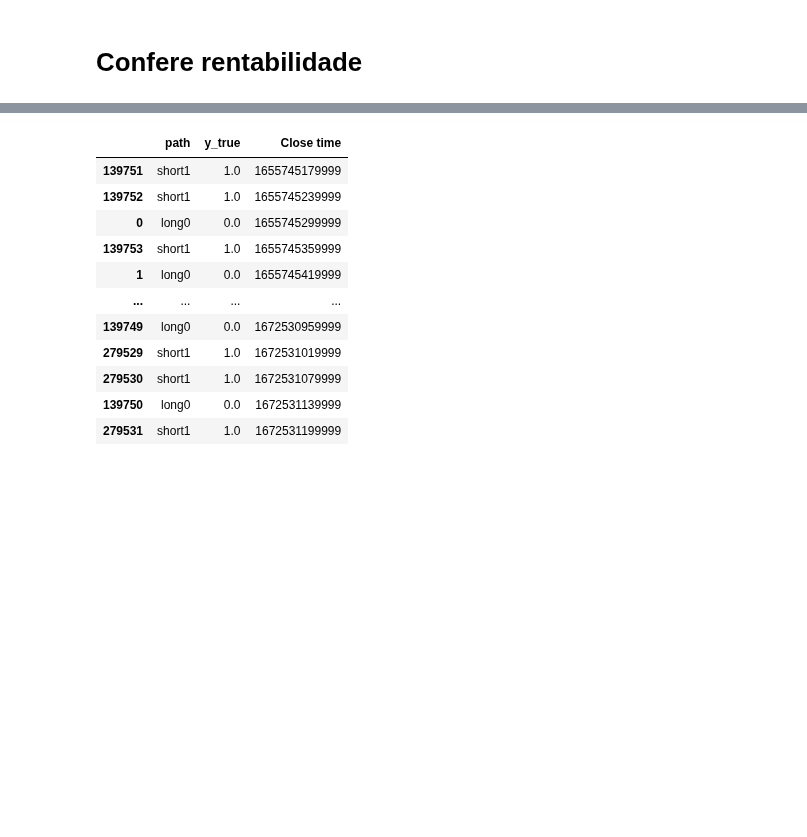
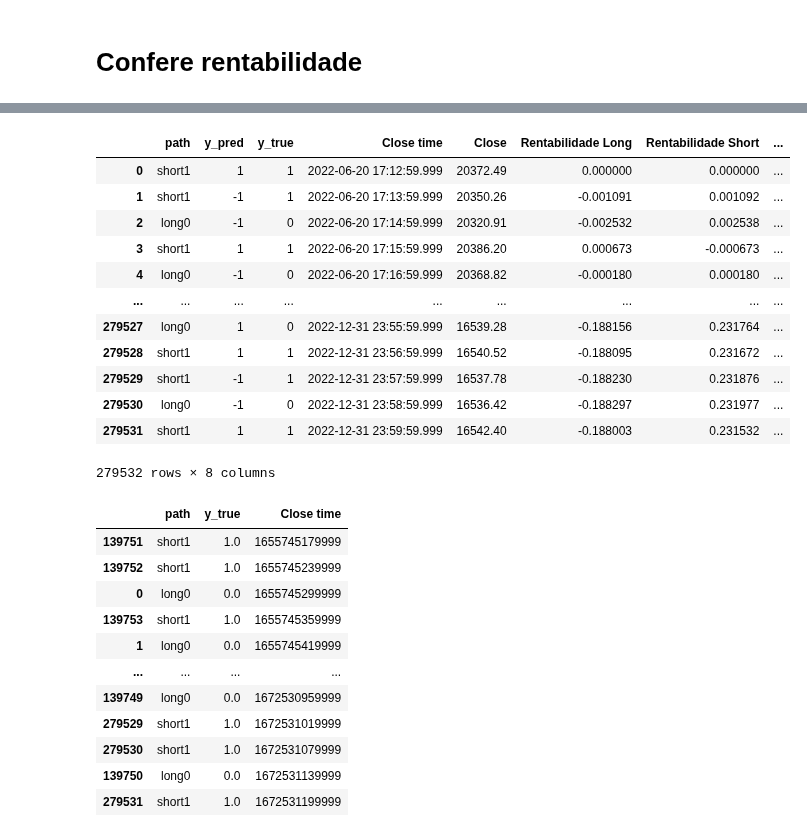
Before and after one commit to lambdavar/Artigo, a Jupyter notebook: Final.ipynb, the cells around one changed output, grey strips where cells are left out. Drawn from its saved outputs; the diff is of its cells as text; code cells hidden in the pictures; blank space fills up the shorter version.

Commit message:
rentabilidade e timeframe menor

```diff
--- a/Final.ipynb
+++ b/Final.ipynb
@@ -595,0 +635,16 @@ Calculando para 0.6
+# %%
+# junta os nomes dos arquivos com y_true e y_pred. Estão na mesma ordem
+df = pd.concat([pd.DataFrame(test_data.file_paths, columns=["path"]), y_pred_ensemble], axis=1)
+df[["path", "Close time"]] = df["path"].str.split("\\", expand=True)
+df["Close time"] = df["Close time"].str.split(".", expand=True).iloc[:, 0].astype("int64")
+df["path"] = df["path"].str.split("/").str[-1]
+df.sort_values(by="Close time", inplace=True)
+
+# da join com os dados de preço usando close time como chave
+df = pd.merge(df,
+        pd.read_csv("./Dados/Processados/BTCUSDT-1m.csv")[::-1][["Close time", "Close"]],
+         how="left",
+         on="Close time")
+df["Close time"] = pd.to_datetime(df["Close time"], unit="ms")
+
+df
@@ -595,0 +656,44 @@ Calculando para 0.6
+# %%
+#df["Rentabilidade B&H"] = (df["Close"].pct_change().fillna(0)+1)#.cumprod()-1
+# calcula rentabilidade diaria pra trade
+df["Rentabilidade Long"] = df["Close"].pct_change().fillna(0)
+df["Rentabilidade Short"] = (df["Close"].shift(1) / df["Close"]).cumprod()-1
+
+df["Rentabilidade Trade"] = np.nan
+
+# magia negra pra pegar a rentabilidade certa pra cada tipo de operação
+df.loc[:, ["Rentabilidade Long", "Rentabilidade Short", "Rentabilidade Trade"]] = df[["Rentabilidade Long", "Rentabilidade Short", "Rentabilidade Trade"]].shift(-1, axis=0)
+
+# quando y_pred é 0, não operamos e a rentabilidade é 0
+df.loc[df["y_pred"] == 0, "Rentabilidade Trade"] = 0
+
+# quando y_pred é 1, a rentabilidade diária é o da coluna short
+df.loc[df["y_pred"] == 1, "Rentabilidade Trade"] = df.loc[df["y_pred"] == 1, "Rentabilidade Short"]
+
+# quando y_pred é -1, a rentabilidade diária é o da coluna long
+df.loc[df["y_pred"] == -1, "Rentabilidade Trade"] = df.loc[df["y_pred"] == -1, "Rentabilidade Long"]
+
+# desfaz magia negra
+df.loc[:, ["Rentabilidade Long", "Rentabilidade Short", "Rentabilidade Trade"]] = df[["Rentabilidade Long", "Rentabilidade Short", "Rentabilidade Trade"]].shift(1, axis=0)
+
+df.fillna(0, inplace=True)
+# soma 1 e acumula
+df["Rentabilidade Trade"] = (df["Rentabilidade Trade"]+1).cumprod()-1
+df["Rentabilidade Short"] = (df["Rentabilidade Short"]+1).cumprod()-1
+df["Rentabilidade Long"] = (df["Rentabilidade Long"]+1).cumprod()-1
+
+df
+# %% [output]
+|  | path | y_pred | y_true | Close time | Close | Rentabilidade Long | Rentabilidade Short | ... |
+| 0 | short1 | 1 | 1 | 2022-06-20 17:12:59.999 | 20372.49 | 0.000000 | 0.000000 | ... |
+| 1 | short1 | -1 | 1 | 2022-06-20 17:13:59.999 | 20350.26 | -0.001091 | 0.001092 | ... |
+| 2 | long0 | -1 | 0 | 2022-06-20 17:14:59.999 | 20320.91 | -0.002532 | 0.002538 | ... |
+| 3 | short1 | 1 | 1 | 2022-06-20 17:15:59.999 | 20386.20 | 0.000673 | -0.000673 | ... |
+| 4 | long0 | -1 | 0 | 2022-06-20 17:16:59.999 | 20368.82 | -0.000180 | 0.000180 | ... |
+| ... | ... | ... | ... | ... | ... | ... | ... | ... |
+| 279527 | long0 | 1 | 0 | 2022-12-31 23:55:59.999 | 16539.28 | -0.188156 | 0.231764 | ... |
+| 279528 | short1 | 1 | 1 | 2022-12-31 23:56:59.999 | 16540.52 | -0.188095 | 0.231672 | ... |
+| 279529 | short1 | -1 | 1 | 2022-12-31 23:57:59.999 | 16537.78 | -0.188230 | 0.231876 | ... |
+| 279530 | long0 | -1 | 0 | 2022-12-31 23:58:59.999 | 16536.42 | -0.188297 | 0.231977 | ... |
+| 279531 | short1 | 1 | 1 | 2022-12-31 23:59:59.999 | 16542.40 | -0.188003 | 0.231532 | ... |
+279532 rows × 8 columns
```
Also changed, not shown: parts of 23 cells of this notebook, 2 other files.
